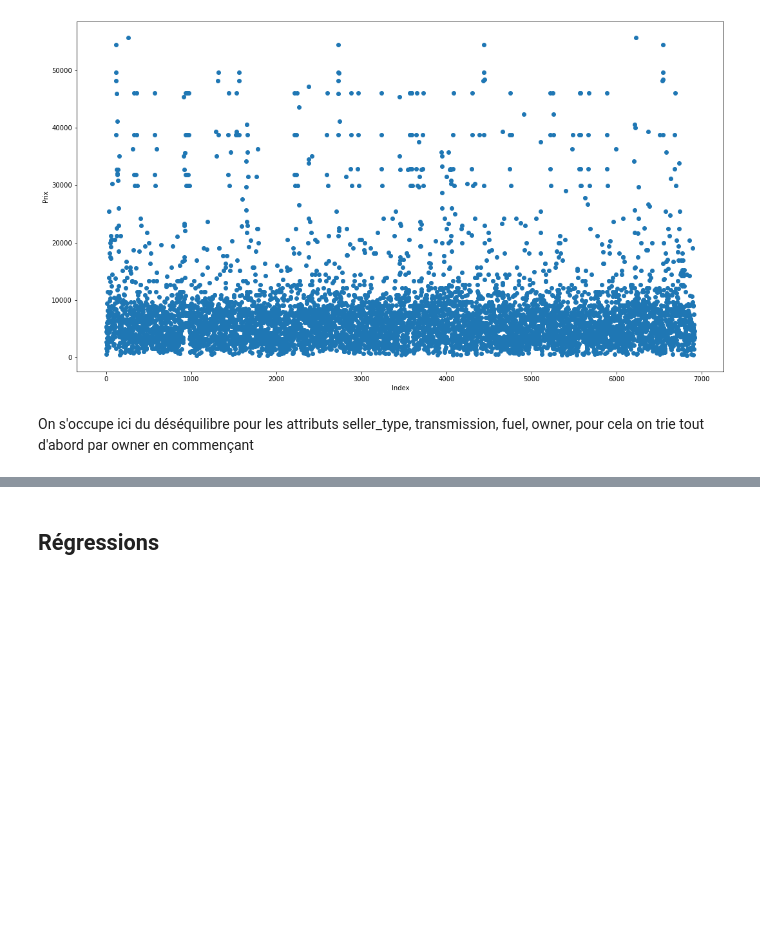
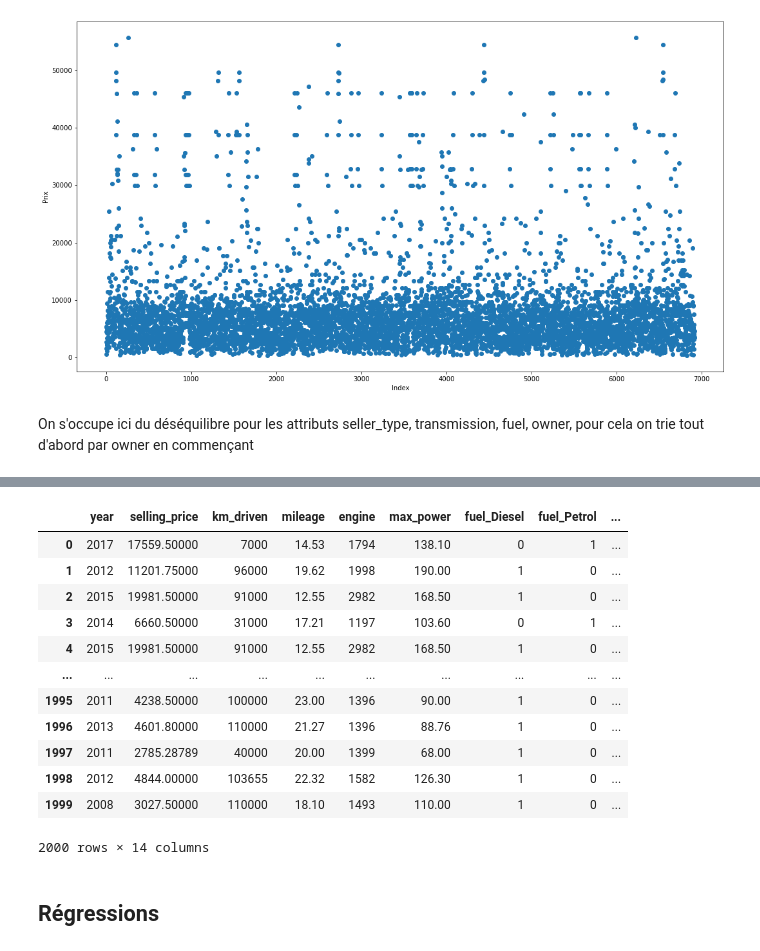
Before and after one commit to jagereren/Car-price-prediction-Machine-learning, a Jupyter notebook: projet_ias.ipynb, the cells around one changed output, grey strips where cells are left out. Cells and saved outputs as stored; diff of their text form; code cells hidden in the pictures; blank space fills up the shorter version.

```diff
--- a/projet_ias.ipynb
+++ b/projet_ias.ipynb
@@ -320,14 +324,28 @@ Name: owner, dtype: float64
 # %%
 #faire un one hot sur les attributs à plus de 2 valeurs, sinon labelencoder
 
 #cols_onehot = ['fuel','seller_type', 'owner', 'transmission']
 
 #pd.get_dummies(cars, columns=['fuel','seller_type', 'owner', 'transmission'])
 #cars
 
-#cols_onehot=['fuel','seller_type','transmission','owner']
-#cars = pd.get_dummies(cars,columns=cols_onehot)
-#cars
+cols_onehot=['fuel','seller_type','transmission','owner']
+cars = pd.get_dummies(cars,columns=cols_onehot)
+cars
+# %% [output]
+|  | year | selling_price | km_driven | mileage | engine | max_power | fuel_Diesel | fuel_Petrol | ... |
+| 0 | 2017 | 17559.50000 | 7000 | 14.53 | 1794 | 138.10 | 0 | 1 | ... |
+| 1 | 2012 | 11201.75000 | 96000 | 19.62 | 1998 | 190.00 | 1 | 0 | ... |
+| 2 | 2015 | 19981.50000 | 91000 | 12.55 | 2982 | 168.50 | 1 | 0 | ... |
+| 3 | 2014 | 6660.50000 | 31000 | 17.21 | 1197 | 103.60 | 0 | 1 | ... |
+| 4 | 2015 | 19981.50000 | 91000 | 12.55 | 2982 | 168.50 | 1 | 0 | ... |
+| ... | ... | ... | ... | ... | ... | ... | ... | ... | ... |
+| 1995 | 2011 | 4238.50000 | 100000 | 23.00 | 1396 | 90.00 | 1 | 0 | ... |
+| 1996 | 2013 | 4601.80000 | 110000 | 21.27 | 1396 | 88.76 | 1 | 0 | ... |
+| 1997 | 2011 | 2785.28789 | 40000 | 20.00 | 1399 | 68.00 | 1 | 0 | ... |
+| 1998 | 2012 | 4844.00000 | 103655 | 22.32 | 1582 | 126.30 | 1 | 0 | ... |
+| 1999 | 2008 | 3027.50000 | 110000 | 18.10 | 1493 | 110.00 | 1 | 0 | ... |
+2000 rows × 14 columns
 # %% [markdown]
 ## Régressions
 # %% [markdown]
```
Also changed, not shown: parts of 21 cells of this notebook, 1 other file.
